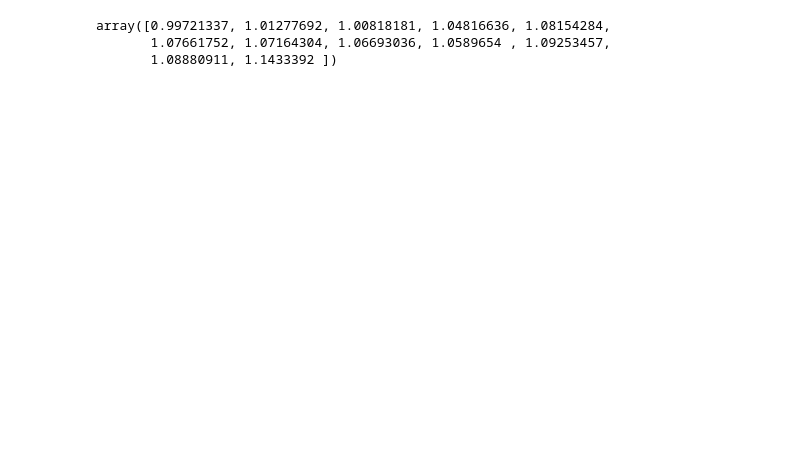
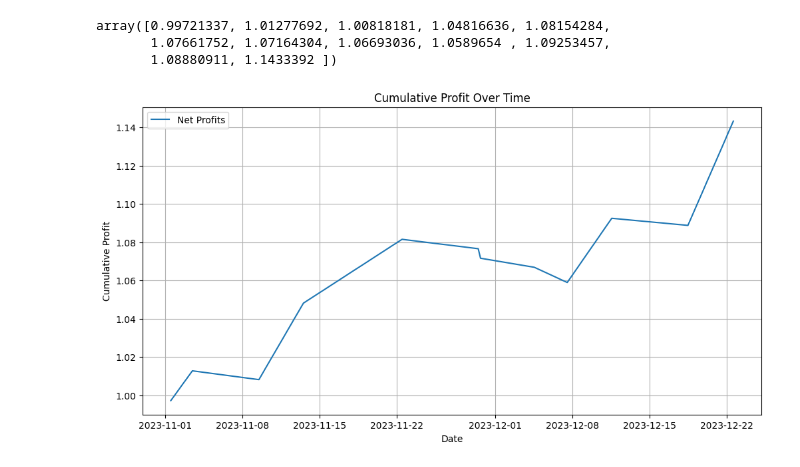
Before and after one commit to rajvijay1504/technical_analysis_in_finance, a Jupyter notebook: code.ipynb, the cells around one changed output. Saved outputs shown, nothing was run; the diff lists cells and outputs as text; code cells hidden in the pictures; blank space fills up the shorter version.

Commit message:
Profit's graph

```diff
--- a/code.ipynb
+++ b/code.ipynb
@@ -216,3 +220,17 @@ Net_Profits
 array([0.99721337, 1.01277692, 1.00818181, 1.04816636, 1.08154284,
        1.07661752, 1.07164304, 1.06693036, 1.0589654 , 1.09253457,
        1.08880911, 1.1433392 ])
+# %%
+dates = MACD_Frame.index[Buy[:len(Net_Profits)]]
+
+# Plot cumulative profit over time
+plt.figure(figsize=(12, 6))
+plt.plot(dates, Net_Profits, label='Net Profits')
+plt.xlabel('Date')
+plt.ylabel('Cumulative Profit')
+plt.title('Cumulative Profit Over Time')
+plt.legend()
+plt.grid(True)
+plt.show()
+# %% [output]
+[figure, added]
```
Also changed, not shown: parts of 7 cells of this notebook.
